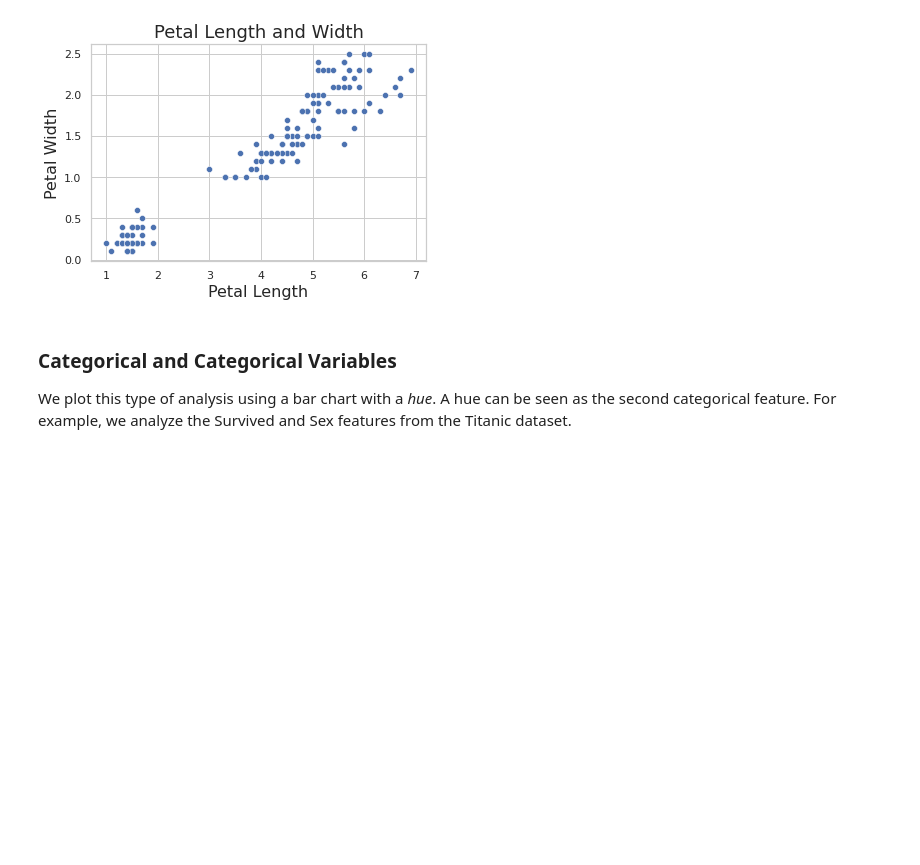
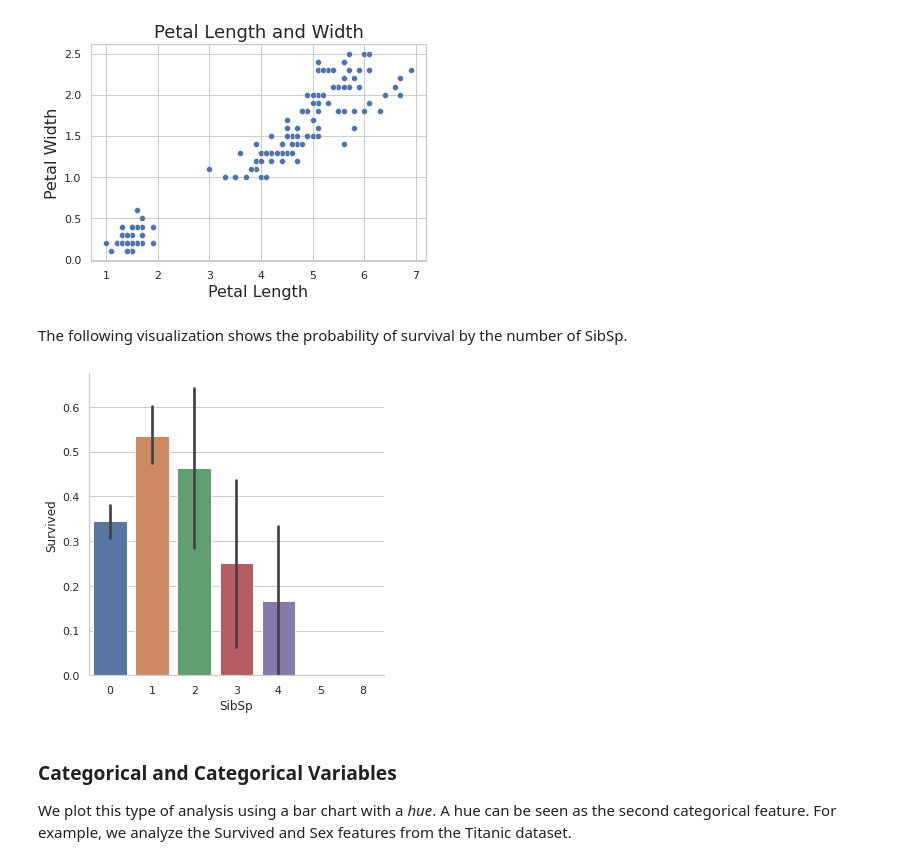
Before and after one commit to lilianabs/ml-notebooks, a Jupyter notebook: Vizualization_Basics.ipynb, the cells around one changed output. Drawn from its saved outputs; the diff is of its cells as text; code cells hidden in the pictures; blank space fills up the shorter version.

```diff
--- a/Vizualization_Basics.ipynb
+++ b/Vizualization_Basics.ipynb
@@ -107,6 +107,13 @@ plt.xlabel('Petal Length', fontsize=16);
 plt.ylabel('Petal Width', fontsize=16);
 # %% [output]
 [figure]
+# %% [markdown]
+The following visualization shows the probability of survival by the number of SibSp.
+# %%
+# Explore SibSp feature vs Survived
+sns.catplot(x="SibSp", y="Survived", data=titanic_df, kind="bar");
+# %% [output]
+[figure, added]
 # %% [markdown]
 ### Categorical and Categorical Variables
 
```
